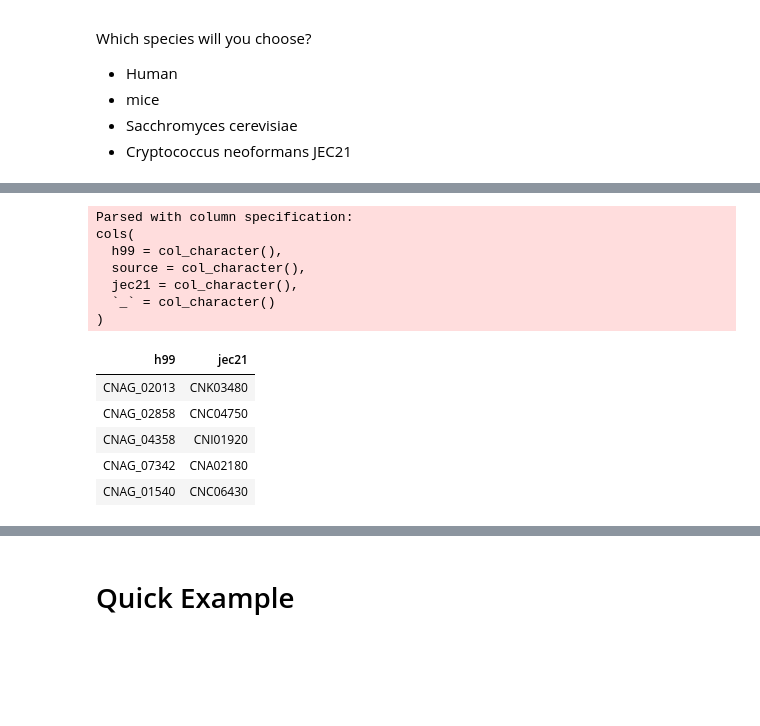
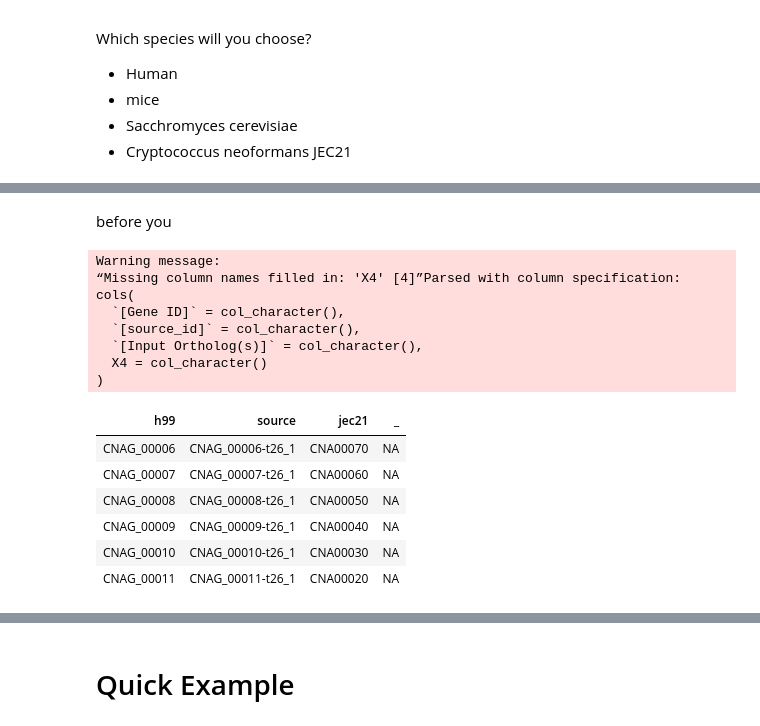
Before and after one commit to ofetad/HTS-notebooks, a Jupyter notebook: biomedical_informatics/pathway_results_visualization.ipynb, the cells around one changed output, grey strips where cells are left out. Cells and saved outputs as stored; diff of their text form; code cells hidden in the pictures; blank space fills up the shorter version.

```diff
--- a/biomedical_informatics/pathway_results_visualization.ipynb
+++ b/biomedical_informatics/pathway_results_visualization.ipynb
@@ -184,26 +184,28 @@ Which species will you choose?
 # %% [markdown]
 <img src="https://www.researchgate.net/profile/Phelim_Yong/publication/267707743/figure/fig1/AS:295581927919616@1447483631186/Phylogenetic-comparisons-of-C-neoformans-Aspergillus-spp-Candida-spp-and-S.png" alt="phylogenetic tree of Cryptococcus">
 [link to the source of image](https://www.researchgate.net/figure/Phylogenetic-comparisons-of-C-neoformans-Aspergillus-spp-Candida-spp-and-S_fig1_267707743)
+# %% [markdown]
+before you
 # %%
 h99_jec21 <- read_tsv(
     file.path(INFODIR, 'h99_jec21_syntenic_orthologs.txt'),
-    col_names = c('h99', 'source', 'jec21', '_'))
+    col_names = TRUE)
+colnames(h99_jec21) <- c('h99', 'source', 'jec21', '_')
 
-h99_jec21 <- h99_jec21 %>% dplyr::select(h99, jec21) %>% distinct
-
-set.seed(1)
-h99_jec21 %>% sample_n(size = 5)
+head(h99_jec21)
 # %% [output]
-Parsed with column specification:
+Warning message:
+“Missing column names filled in: 'X4' [4]”Parsed with column specification:
 cols(
-  h99 = col_character(),
-  source = col_character(),
-  jec21 = col_character(),
-  `_` = col_character()
+  `[Gene ID]` = col_character(),
+  `[source_id]` = col_character(),
+  `[Input Ortholog(s)]` = col_character(),
+  X4 = col_character()
 )
-| h99 | jec21 |
-| CNAG_02013 | CNK03480 |
-| CNAG_02858 | CNC04750 |
-| CNAG_04358 | CNI01920 |
-| CNAG_07342 | CNA02180 |
-| CNAG_01540 | CNC06430 |
+| h99 | source | jec21 | _ |
+| CNAG_00006 | CNAG_00006-t26_1 | CNA00070 | NA |
+| CNAG_00007 | CNAG_00007-t26_1 | CNA00060 | NA |
+| CNAG_00008 | CNAG_00008-t26_1 | CNA00050 | NA |
+| CNAG_00009 | CNAG_00009-t26_1 | CNA00040 | NA |
+| CNAG_00010 | CNAG_00010-t26_1 | CNA00030 | NA |
+| CNAG_00011 | CNAG_00011-t26_1 | CNA00020 | NA |
```
Also changed, not shown: parts of 21 cells of this notebook.
